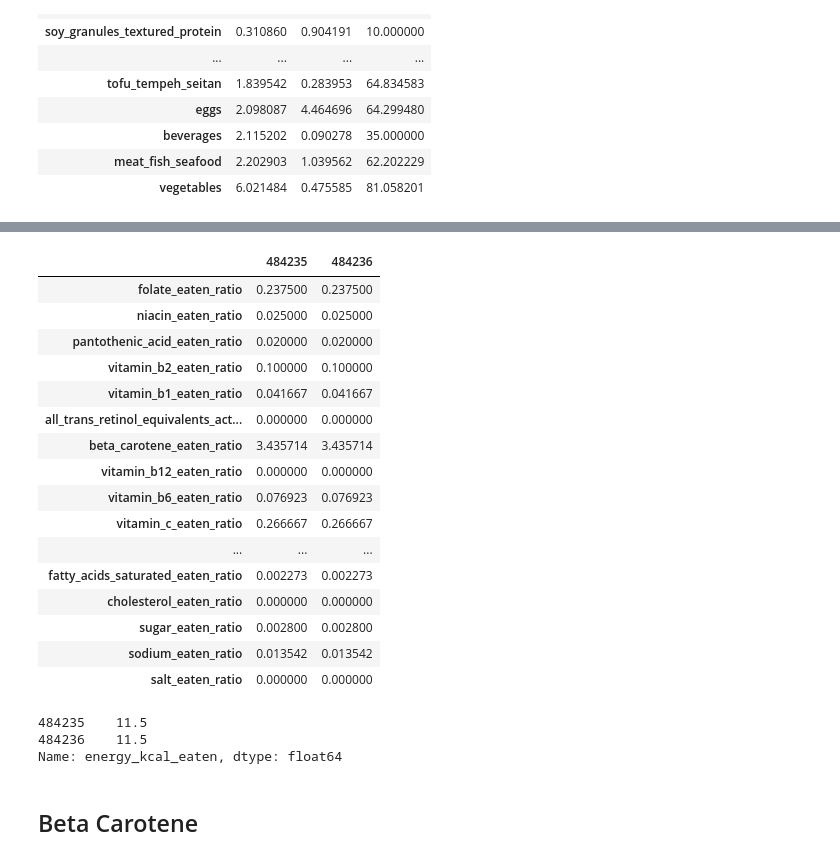
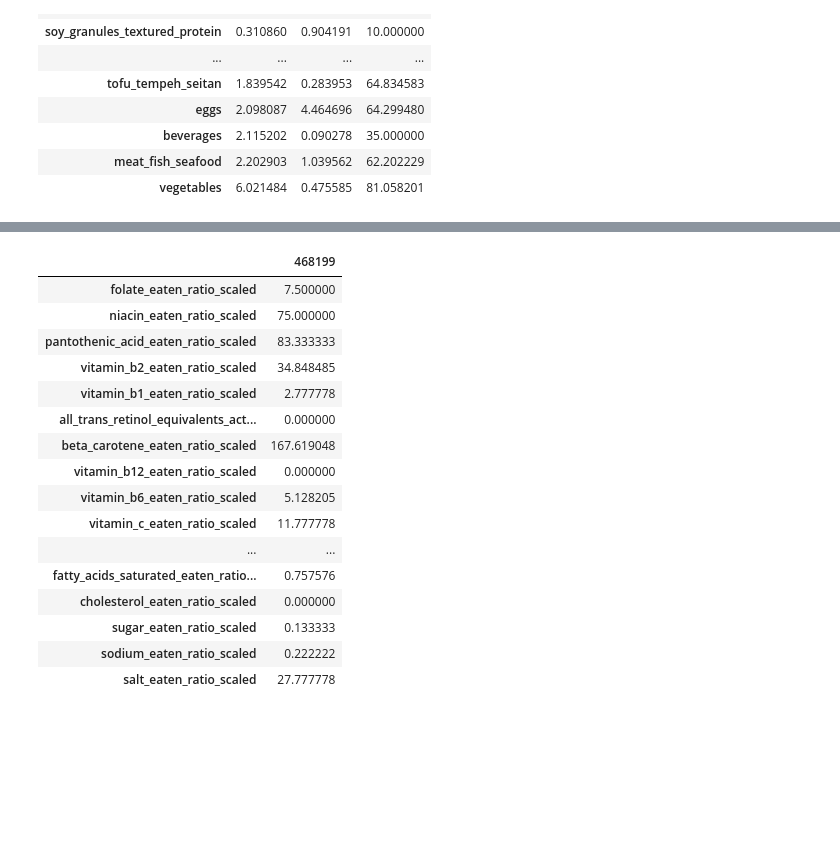
Before and after one commit to sskyxx/Bachelor-Project, a Jupyter notebook: Vegetables_data.ipynb, the cells around one changed output, grey strips where cells are left out. Cells and saved outputs as stored; diff of their text form; code cells hidden in the pictures; blank space fills up the shorter version.

```diff
--- a/Vegetables_data.ipynb
+++ b/Vegetables_data.ipynb
@@ -125,7 +144,9 @@ df_food_ratio['QI'] = df_food_ratio.apply(compute_index, axis=1, nutrient_cols=q
 # %%
 df_food_ratio['DI'] = df_food_ratio.apply(compute_index, axis=1, nutrient_cols=disqualifying_nutrients)
+df_food_scaled['DI'] = df_food_ratio.apply(compute_index, axis=1, nutrient_cols=disqualifying_nutrients)
 # %%
-df_food_ratio['NB'] = df_food_ratio.apply(compute_nb, axis=1, nutrient_cols=qualifying_nutrients)
+df_food_ratio['NB'] = df_food_scaled.apply(compute_nb, axis=1, nutrient_cols=qualifying_nutrients)
+df_food_scaled['NB'] = df_food_scaled.apply(compute_nb, axis=1, nutrient_cols=qualifying_nutrients)
 # %%
 df_food_ratio
 # %% [output]
@@ -164,7 +185,7 @@ df_food_ratio[['QI', 'DI', 'NB', 'combined_name', 'food_group']].groupby('food_g
 | meat_fish_seafood | 2.202903 | 1.039562 | 62.202229 |
 | vegetables | 6.021484 | 0.475585 | 81.058201 |
 # %%
-df_vegetable = df_food_ratio[df_food_ratio['food_group'] == 'vegetables']
+df_vegetable = df_food_scaled[df_food_scaled['food_group'] == 'vegetables']
 # %%
 df_vegetable.drop_duplicates('combined_name')
 # %% [output]
@@ -184,2 +207,2 @@ df_vegetable.drop_duplicates('combined_name')
 # %%
-df_vegetable.drop_duplicates('combined_name').sort_values('QI', ascending=False)[['combined_name', 'QI', 'DI', 'NB']].head(30)
+high_qi_vegetable = df_vegetable[df_vegetable['QI'] > 10].drop_duplicates('combined_name').sort_values('QI', ascending=False)
@@ -204,28 +468,20 @@ df_vegetable.drop_duplicates('combined_name').sort_values('QI', ascending=False)
 # %%
-df_vegetable[df_vegetable['combined_name'] == 'Epinards'][[i for i in df_vegetable.columns if '_eaten_ratio' in i]].T
+high_qi_vegetable[high_qi_vegetable['combined_name'] == 'Valenzi Eierschwämme klein'][[i for i in high_qi_vegetable.columns if '_ratio_scaled' in i]].T
 # %% [output]
-|  | 484235 | 484236 |
-| folate_eaten_ratio | 0.237500 | 0.237500 |
-| niacin_eaten_ratio | 0.025000 | 0.025000 |
-| pantothenic_acid_eaten_ratio | 0.020000 | 0.020000 |
-| vitamin_b2_eaten_ratio | 0.100000 | 0.100000 |
-| vitamin_b1_eaten_ratio | 0.041667 | 0.041667 |
-| all_trans_retinol_equivalents_act... | 0.000000 | 0.000000 |
-| beta_carotene_eaten_ratio | 3.435714 | 3.435714 |
-| vitamin_b12_eaten_ratio | 0.000000 | 0.000000 |
-| vitamin_b6_eaten_ratio | 0.076923 | 0.076923 |
-| vitamin_c_eaten_ratio | 0.266667 | 0.266667 |
-| ... | ... | ... |
-| fatty_acids_saturated_eaten_ratio | 0.002273 | 0.002273 |
-| cholesterol_eaten_ratio | 0.000000 | 0.000000 |
-| sugar_eaten_ratio | 0.002800 | 0.002800 |
-| sodium_eaten_ratio | 0.013542 | 0.013542 |
-| salt_eaten_ratio | 0.000000 | 0.000000 |
+|  | 468199 |
+| folate_eaten_ratio_scaled | 7.500000 |
+| niacin_eaten_ratio_scaled | 75.000000 |
+| pantothenic_acid_eaten_ratio_scaled | 83.333333 |
+| vitamin_b2_eaten_ratio_scaled | 34.848485 |
+| vitamin_b1_eaten_ratio_scaled | 2.777778 |
+| all_trans_retinol_equivalents_act... | 0.000000 |
+| beta_carotene_eaten_ratio_scaled | 167.619048 |
+| vitamin_b12_eaten_ratio_scaled | 0.000000 |
+| vitamin_b6_eaten_ratio_scaled | 5.128205 |
+| vitamin_c_eaten_ratio_scaled | 11.777778 |
+| ... | ... |
+| fatty_acids_saturated_eaten_ratio... | 0.757576 |
+| cholesterol_eaten_ratio_scaled | 0.000000 |
+| sugar_eaten_ratio_scaled | 0.133333 |
+| sodium_eaten_ratio_scaled | 0.222222 |
+| salt_eaten_ratio_scaled | 27.777778 |
-# %%
-df_vegetable[df_vegetable['combined_name'] == 'Epinards']['energy_kcal_eaten']
-# %% [output]
-484235    11.5
-484236    11.5
-Name: energy_kcal_eaten, dtype: float64
-# %% [markdown]
-## Beta Carotene
```
Also changed, not shown: parts of 38 cells of this notebook, 1 other file.
